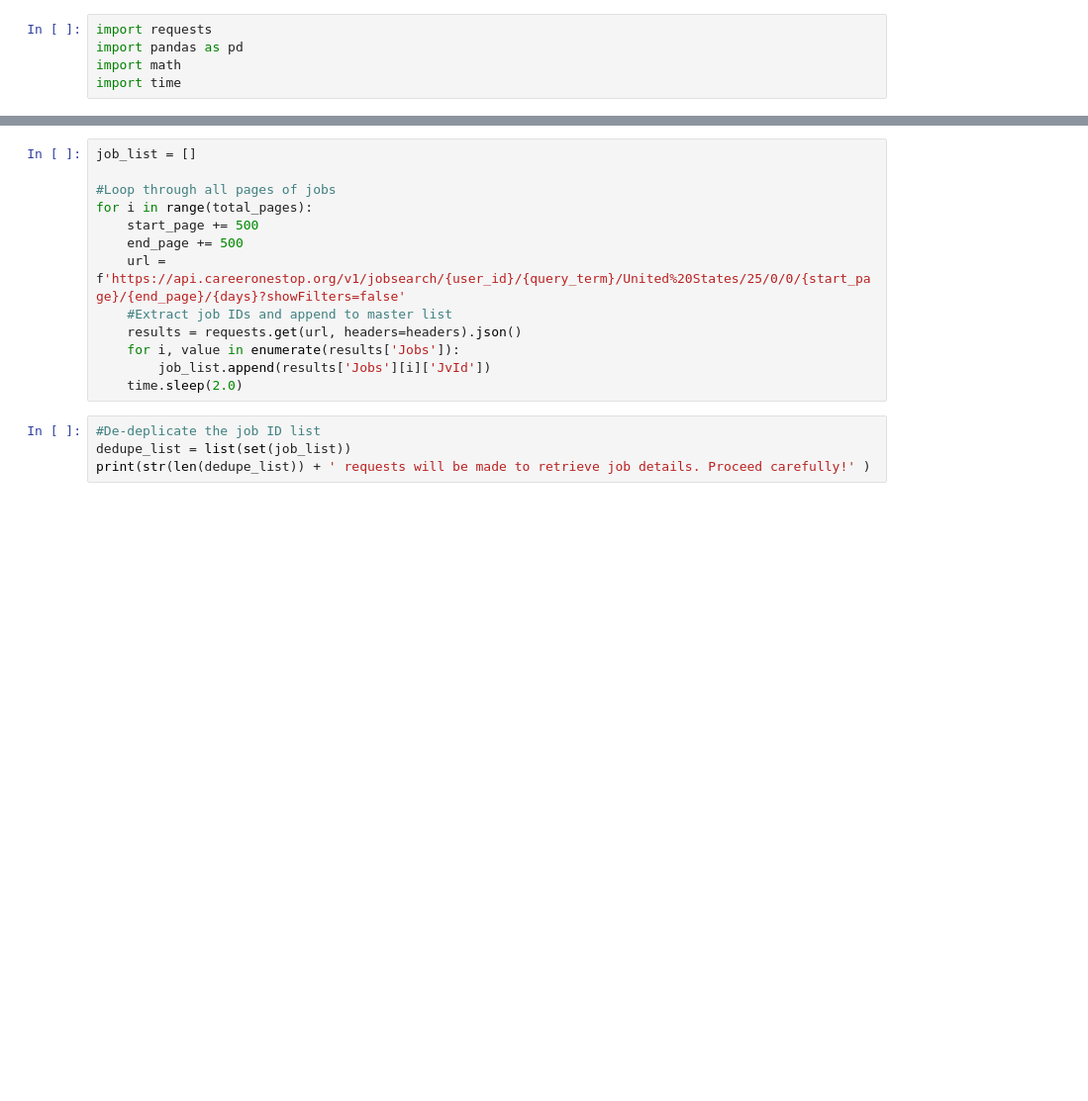
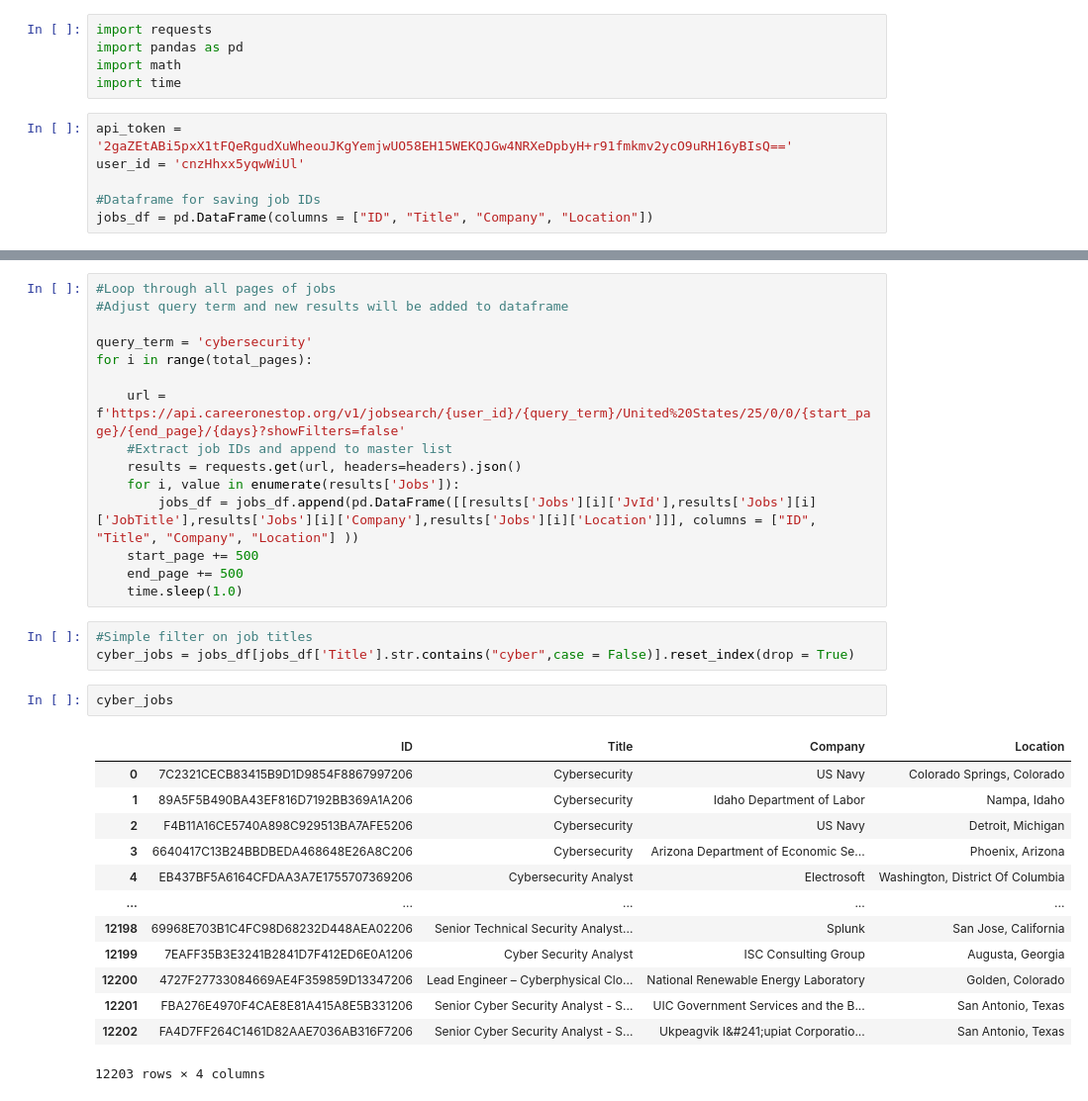
Before and after one commit to jwgargano/CyberWorkForceProject, a Jupyter notebook: NLX API.ipynb, the cells around one changed output, grey strips where cells are left out. Shown at 99% size. Cells and saved outputs as stored; diff of their text form; blank space fills up the shorter version.

```diff
--- a/NLX API.ipynb
+++ b/NLX API.ipynb
@@ -3,6 +3,12 @@ import requests
 import pandas as pd
 import math
 import time
+# %%
+api_token = '2gaZEtABi5pxX1tFQeRgudXuWheouJKgYemjwUO58EH15WEKQJGw4NRXeDpbyH+r91fmkmv2ycO9uRH16yBIsQ=='
+user_id = 'cnzHhxx5yqwWiUl'
+
+#Dataframe for saving job IDs
+jobs_df = pd.DataFrame(columns = ["ID", "Title", "Company", "Location"])
 # %%
 #CareerOneStop/NLX
 #First step is to gather job list; each job IDs will then be queried for specific job details/descriptions in the second step
@@ -26,20 +33,37 @@ print('Number of total jobs: ' + str(jobs_total) , '\nNumber of iterations/pages
 # %%
-job_list = []
+#Loop through all pages of jobs
+#Adjust query term and new results will be added to dataframe
 
-#Loop through all pages of jobs
+query_term = 'cybersecurity'
 for i in range(total_pages):
-    start_page += 500
-    end_page += 500
+
     url = f'https://api.careeronestop.org/v1/jobsearch/{user_id}/{query_term}/United%20States/25/0/0/{start_page}/{end_page}/{days}?showFilters=false'
     #Extract job IDs and append to master list
     results = requests.get(url, headers=headers).json()
     for i, value in enumerate(results['Jobs']):
-        job_list.append(results['Jobs'][i]['JvId'])
-    time.sleep(2.0)
+        jobs_df = jobs_df.append(pd.DataFrame([[results['Jobs'][i]['JvId'],results['Jobs'][i]['JobTitle'],results['Jobs'][i]['Company'],results['Jobs'][i]['Location']]], columns = ["ID", "Title", "Company", "Location"] ))
+    start_page += 500
+    end_page += 500
+    time.sleep(1.0)
-# %%
-#De-deplicate the job ID list
-dedupe_list = list(set(job_list))
-print(str(len(dedupe_list)) + ' requests will be made to retrieve job details. Proceed carefully!' )
+# %%
+#Simple filter on job titles
+cyber_jobs = jobs_df[jobs_df['Title'].str.contains("cyber",case = False)].reset_index(drop = True)
+# %%
+cyber_jobs
+# %% [output]
+|  | ID | Title | Company | Location |
+| 0 | 7C2321CECB83415B9D1D9854F8867997206 | Cybersecurity | US Navy | Colorado Springs, Colorado |
+| 1 | 89A5F5B490BA43EF816D7192BB369A1A206 | Cybersecurity | Idaho Department of Labor | Nampa, Idaho |
+| 2 | F4B11A16CE5740A898C929513BA7AFE5206 | Cybersecurity | US Navy | Detroit, Michigan |
+| 3 | 6640417C13B24BBDBEDA468648E26A8C206 | Cybersecurity | Arizona Department of Economic Se... | Phoenix, Arizona |
+| 4 | EB437BF5A6164CFDAA3A7E1755707369206 | Cybersecurity Analyst | Electrosoft | Washington, District Of Columbia |
+| ... | ... | ... | ... | ... |
+| 12198 | 69968E703B1C4FC98D68232D448AEA02206 | Senior Technical Security Analyst... | Splunk | San Jose, California |
+| 12199 | 7EAFF35B3E3241B2841D7F412ED6E0A1206 | Cyber Security Analyst | ISC Consulting Group | Augusta, Georgia |
+| 12200 | 4727F27733084669AE4F359859D13347206 | Lead Engineer – Cyberphysical Clo... | National Renewable Energy Laboratory | Golden, Colorado |
+| 12201 | FBA276E4970F4CAE8E81A415A8E5B331206 | Senior Cyber Security Analyst - S... | UIC Government Services and the B... | San Antonio, Texas |
+| 12202 | FA4D7FF264C1461D82AAE7036AB316F7206 | Senior Cyber Security Analyst - S... | Ukpeagvik I&#241;upiat Corporatio... | San Antonio, Texas |
+12203 rows × 4 columns
 # %%
 #Retrieve job details using list of job IDs
 ###
```
Also changed, not shown: parts of 13 cells of this notebook, 3 other files.
